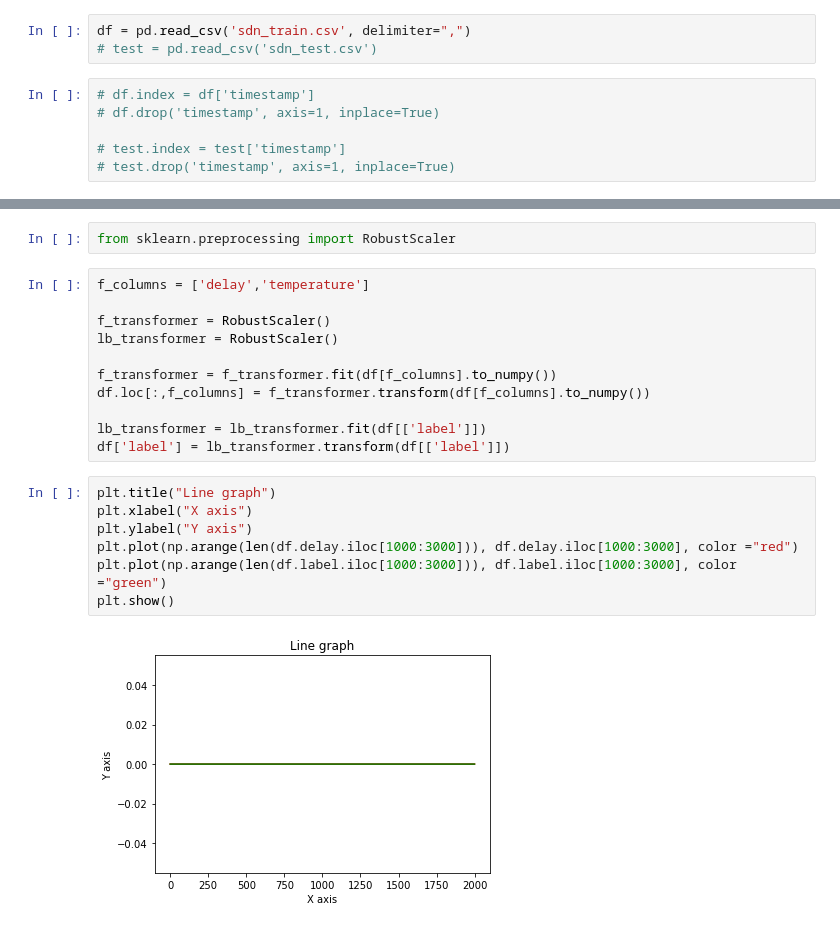
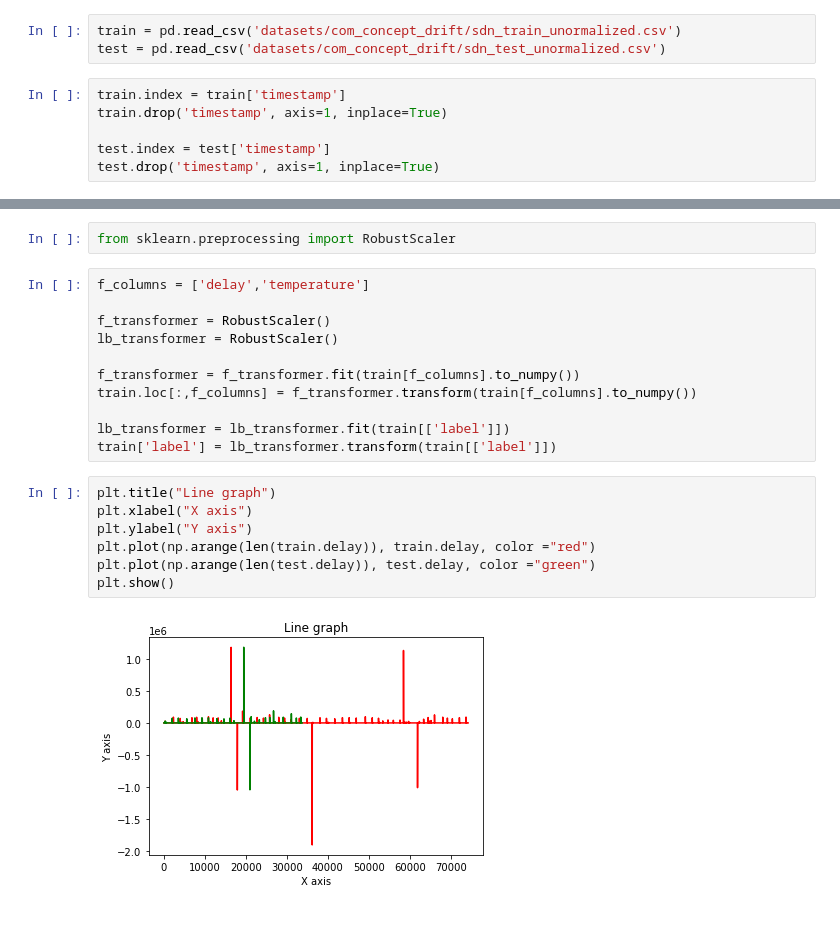
Before and after one commit to SilvaEngComp/Paper-SDN-ML-Algorithms, a Jupyter notebook: approach multisensor/graphic_analisys - preprocessed data.ipynb, the cells around one changed output, grey strips where cells are left out. Saved outputs shown, nothing was run; the diff lists cells and outputs as text.

```diff
--- a/approach multisensor/graphic_analisys - preprocessed data.ipynb
+++ b/approach multisensor/graphic_analisys - preprocessed data.ipynb
@@ -7,11 +7,11 @@ import numpy as np
 # %% [markdown]
 # Loading data
 # %%
-df = pd.read_csv('sdn_train.csv', delimiter=",")
-# test = pd.read_csv('sdn_test.csv')
+train = pd.read_csv('datasets/com_concept_drift/sdn_train_unormalized.csv')
+test = pd.read_csv('datasets/com_concept_drift/sdn_test_unormalized.csv')
 # %%
-# df.index = df['timestamp']
-# df.drop('timestamp', axis=1, inplace=True)
+train.index = train['timestamp']
+train.drop('timestamp', axis=1, inplace=True)
 
-# test.index = test['timestamp']
-# test.drop('timestamp', axis=1, inplace=True)
+test.index = test['timestamp']
+test.drop('timestamp', axis=1, inplace=True)
@@ -113,18 +109,18 @@ f_columns = ['delay','temperature']
 f_transformer = RobustScaler()
 lb_transformer = RobustScaler()
 
-f_transformer = f_transformer.fit(df[f_columns].to_numpy())
-df.loc[:,f_columns] = f_transformer.transform(df[f_columns].to_numpy())
+f_transformer = f_transformer.fit(train[f_columns].to_numpy())
+train.loc[:,f_columns] = f_transformer.transform(train[f_columns].to_numpy())
 
-lb_transformer = lb_transformer.fit(df[['label']])
-df['label'] = lb_transformer.transform(df[['label']])
+lb_transformer = lb_transformer.fit(train[['label']])
+train['label'] = lb_transformer.transform(train[['label']])
 # %%
 plt.title("Line graph")
 plt.xlabel("X axis")
 plt.ylabel("Y axis")
-plt.plot(np.arange(len(df.delay.iloc[1000:3000])), df.delay.iloc[1000:3000], color ="red")
-plt.plot(np.arange(len(df.label.iloc[1000:3000])), df.label.iloc[1000:3000], color ="green")
+plt.plot(np.arange(len(train.delay)), train.delay, color ="red")
+plt.plot(np.arange(len(test.delay)), test.delay, color ="green")
 plt.show()
 # %% [output]
-[figure, old version]
+[figure, new version]
 # %%
```
Also changed, not shown: parts of 15 cells of this notebook, 12 other files.
